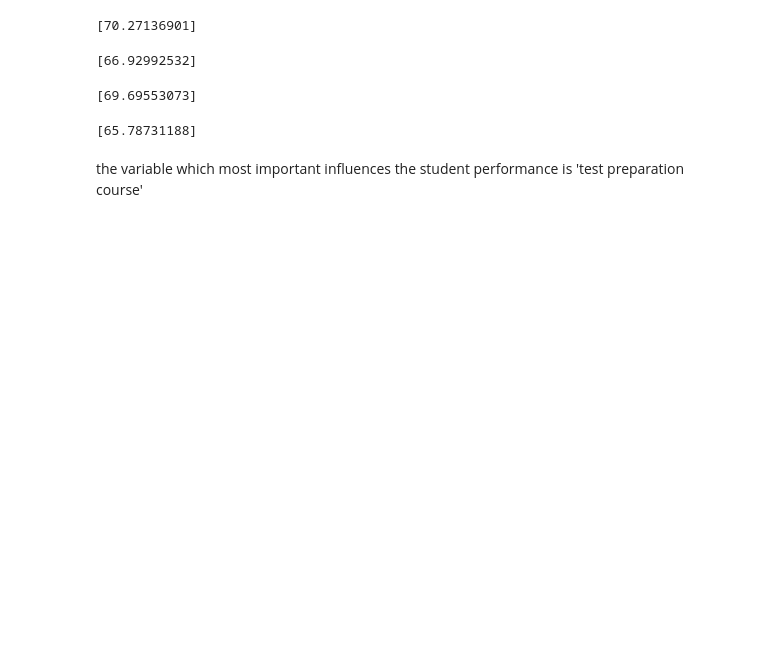
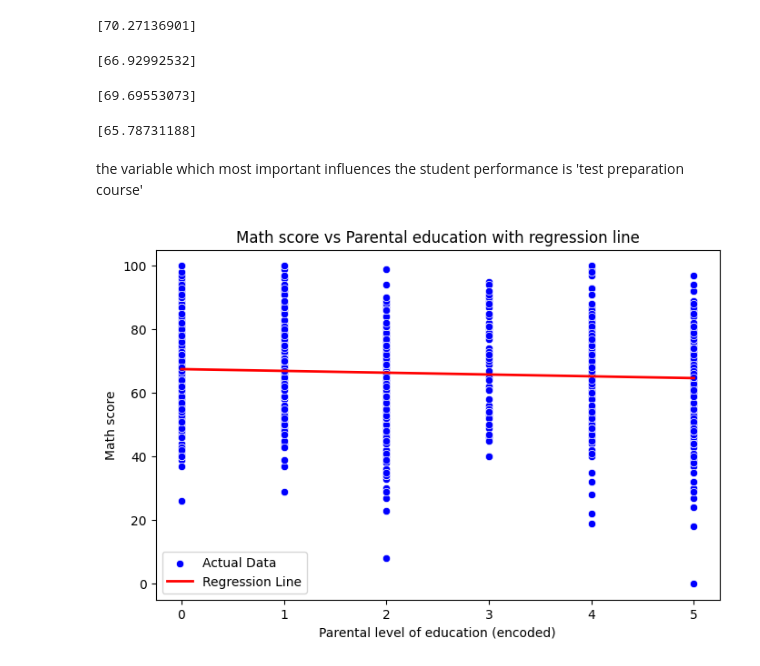
Before and after one commit to Vetriagilan/student-exam-score, a Jupyter notebook: student_exam_score.ipynb, the cells around one changed output. Cells and saved outputs as stored; diff of their text form; code cells hidden in the pictures; blank space fills up the shorter version.

```diff
--- a/student_exam_score.ipynb
+++ b/student_exam_score.ipynb
@@ -68,3 +68,21 @@ print(pred_value3)
 [65.78731188]
 # %% [markdown]
 the variable which most important influences the student performance is 'test preparation course'
+# %%
+X1 = df[['parental level of education']].copy()
+y = df['math score']
+model1 = LinearRegression().fit(X1, y)
+y_pred1 = model1.predict(X1)
+
+# sort by X for a smooth line
+order = np.argsort(X1['parental level of education'].values)
+plt.figure(figsize=(8,5))
+sns.scatterplot(x=X1['parental level of education'], y=y, color='blue', label='Actual Data')
+plt.plot(X1['parental level of education'].values[order], y_pred1[order], color='red', linewidth=2, label='Regression Line')
+plt.xlabel('Parental level of education (encoded)')
+plt.ylabel('Math score')
+plt.legend()
+plt.title('Math score vs Parental education with regression line')
+plt.show()
+# %% [output]
+[figure, added]
```
Also changed, not shown: parts of 5 cells of this notebook.
